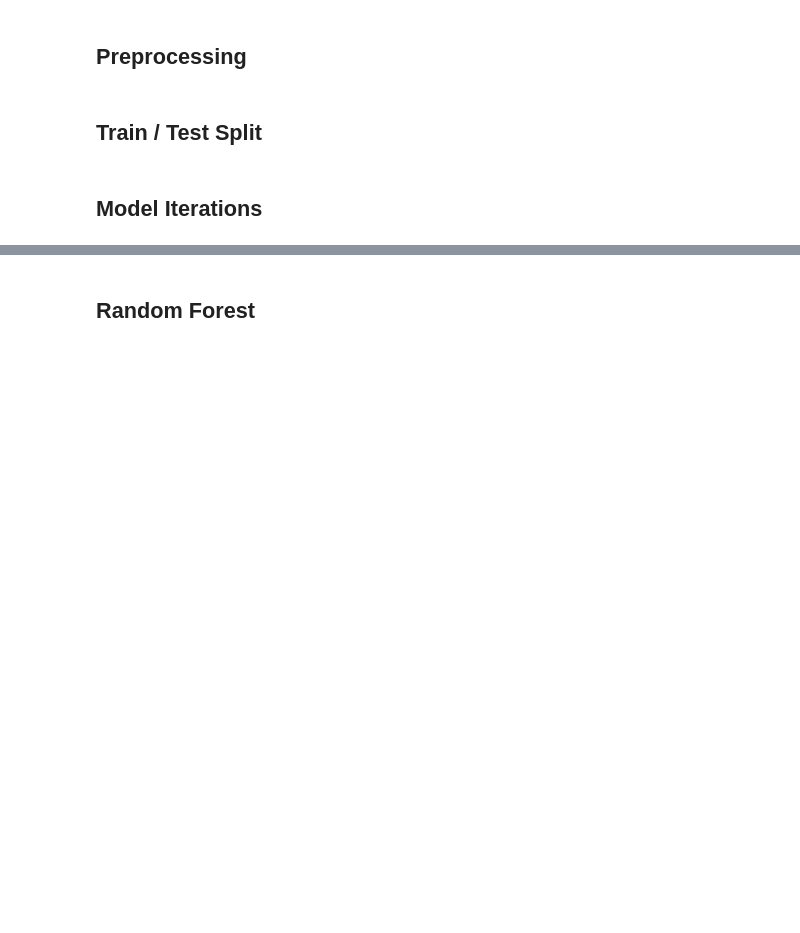
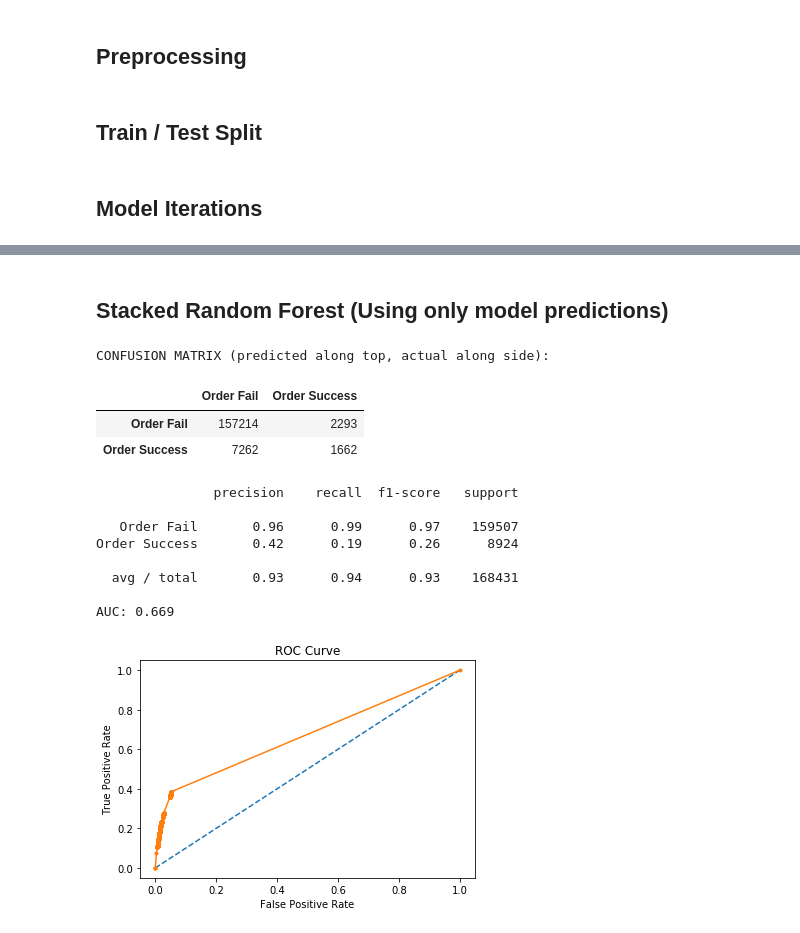
Before and after one commit to acaruso7/Order-Book-Trade-Classification, a Jupyter notebook: model_stacking.ipynb, the cells around one changed output, grey strips where cells are left out. Drawn from its saved outputs; the diff is of its cells as text; code cells hidden in the pictures; blank space fills up the shorter version.

```diff
--- a/model_stacking.ipynb
+++ b/model_stacking.ipynb
@@ -175,0 +223,8 @@ def plot_roc_curve(model, X_test, y_test):
+# %%
+# reduce dimensions of model prediction columns
+import mca
+train_model_pred = train_features.iloc[:,66:]
+test_model_pred = test_features.iloc[:,66:]
+
+# ca = mca.MCA()
+# TO DO
@@ -176,12 +266,29 @@ def plot_roc_curve(model, X_test, y_test):
 # %% [markdown]
-## Random Forest
+## Stacked Random Forest (Using only model predictions)
 # %%
+RF = RandomForestClassifier()
+RF.fit(train_model_pred, train_response)
+y_pred = RF.predict(test_model_pred)
 
-# model_eval(test_response, y_pred)
+model_eval(test_response, y_pred)
 
-# plot_roc_curve(RF, test_features, test_response)
+plot_roc_curve(RF, test_model_pred, test_response)
 
 # cross_validation(RF, features, response, 5)
 
 # print(sorted(zip(map(lambda x: round(x, 4), RF.feature_importances_), train_features.columns),
-#              reverse=True))
+#              reverse=True)[0:10])
+# %% [output]
+CONFUSION MATRIX (predicted along top, actual along side):
+|  | Order Fail | Order Success |
+| Order Fail | 157214 | 2293 |
+| Order Success | 7262 | 1662 |
+               precision    recall  f1-score   support
+
+   Order Fail       0.96      0.99      0.97    159507
+Order Success       0.42      0.19      0.26      8924
+
+  avg / total       0.93      0.94      0.93    168431
+
+AUC: 0.669
+[figure, added]
```
Also changed, not shown: parts of 19 cells of this notebook.
